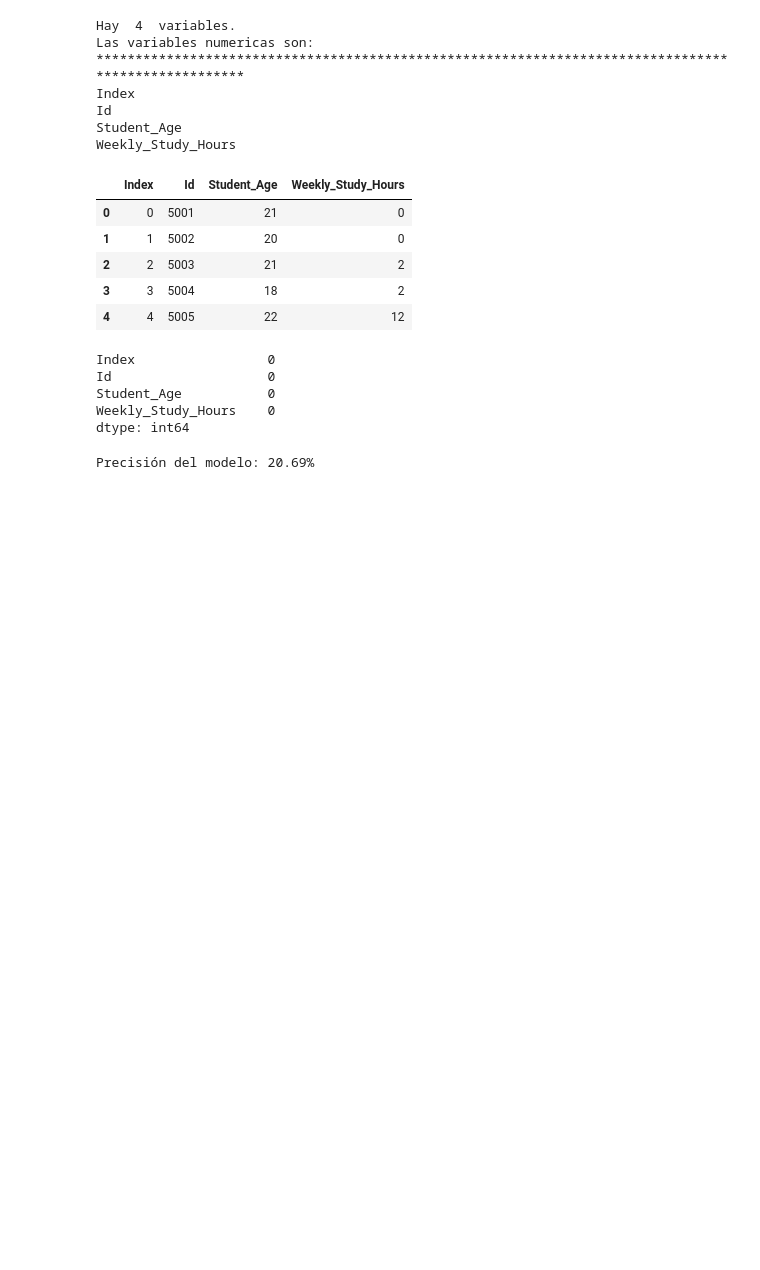
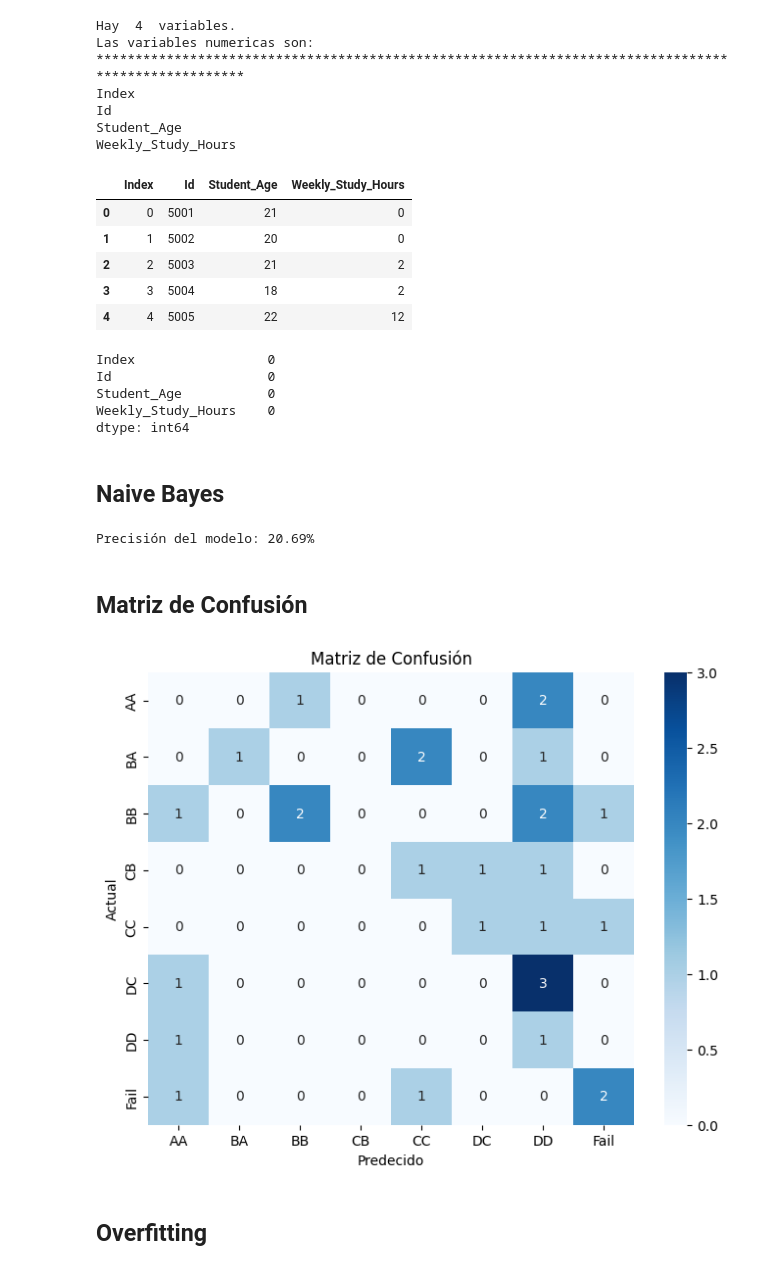
Before and after one commit to eunicean/hdt5MDD, a Jupyter notebook: HDT5.ipynb, the cells around one changed output. Drawn from its saved outputs; the diff is of its cells as text; code cells hidden in the pictures; blank space fills up the shorter version.

```diff
--- a/HDT5.ipynb
+++ b/HDT5.ipynb
@@ -226,6 +226,8 @@ Id                    0
 Student_Age           0
 Weekly_Study_Hours    0
 dtype: int64
+# %% [markdown]
+## Naive Bayes
 # %%
 # Crear un DataFrame con los datos proporcionados
 
@@ -256,3 +258,19 @@ accuracy = accuracy_score(y_test, y_pred)
 print(f"Precisión del modelo: {accuracy*100:_.2f}%")
 # %% [output]
 Precisión del modelo: 20.69%
+# %% [markdown]
+## Matriz de Confusión
+# %%
+conf_matrix = confusion_matrix(y_test, y_pred)
+
+# Mostrar la matriz de confusión utilizando seaborn
+plt.figure(figsize=(8, 6))
+sns.heatmap(conf_matrix, annot=True, fmt="d", cmap="Blues", xticklabels=label_encoders['Grade'].classes_, yticklabels=label_encoders['Grade'].classes_)
+plt.xlabel('Predecido')
+plt.ylabel('Actual')
+plt.title('Matriz de Confusión')
+plt.show()
+# %% [output]
+[figure, added]
+# %% [markdown]
+## Overfitting
```
Also changed, not shown: parts of 8 cells of this notebook.
